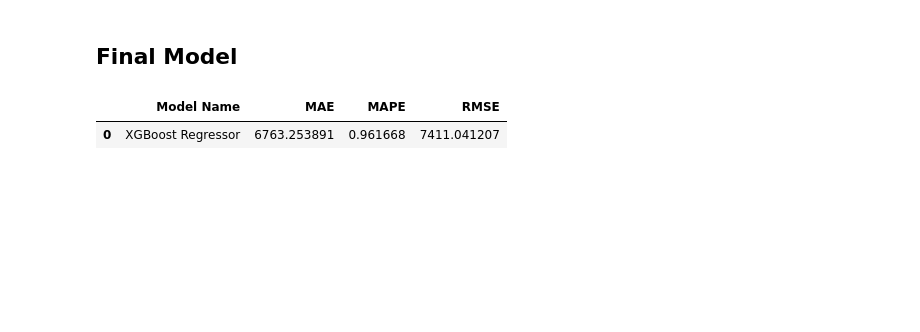
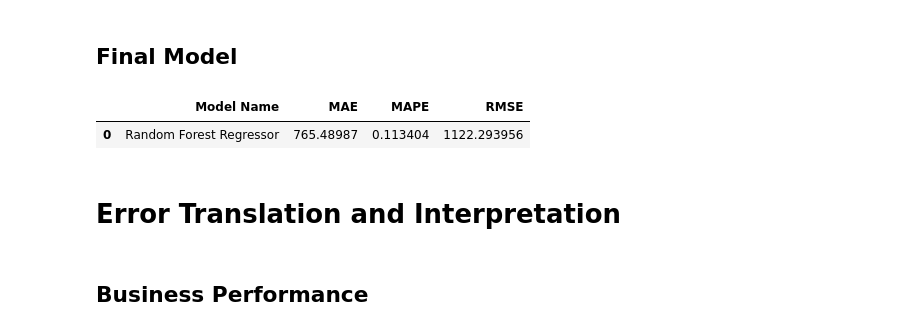
Before and after one commit to BernardoRFonseca/RossmannSalesPred, a Jupyter notebook: Store Sales Prediction.ipynb, the cells around one changed output. Cells and saved outputs as stored; diff of their text form; code cells hidden in the pictures; blank space fills up the shorter version.

```diff
--- a/Store Sales Prediction.ipynb
+++ b/Store Sales Prediction.ipynb
@@ -1198,19 +1245,25 @@ param_tuned = {
+# %%
+param_tuned = {
+    'n_estimators' : 10,
+    'min_samples_leaf' : 1,
+    'n_jobs' : -1,
+    'random_state' : 42
+        }
 # %%
 # model
-model_xgbr_tuned = xgb.XGBRegressor(objective='reg:squarederror',
-                        n_estimators=param_tuned['n_estimators'],
-                        eta=param_tuned['eta'],
-                        max_depth=param_tuned['max_depth'],
-                        subsample=param_tuned['subsample'],
-                        colsample_bytree=param_tuned['colsample_bytree'],
-                        min_child_weight=param_tuned['min_child_weight']).fit(x_train, y_train)
+model_rl_tuned = RandomForestRegressor(n_estimators=param_tuned['n_estimators'],
+                                       min_samples_leaf=param_tuned['min_samples_leaf'],
+                                       n_jobs=param_tuned['n_jobs'],
+                                       random_state=param_tuned['random_state']).fit(x_train, y_train)
 
 # prediction
-yhat_xgbr_tuned = model_xgbr_tuned.predict(x_test)
+yhat_rl_tuned = model_rl_tuned.predict(x_test)
 
 # performance
-xgbr_result_tuned = ml_error('XGBoost Regressor', np.expm1(y_test), np.expm1(yhat_xgbr_tuned))
-xgbr_result_tuned
+rl_result_tuned = ml_error('Random Forest Regressor', np.expm1(y_test), np.expm1(yhat_rl_tuned))
+rl_result_tuned
 # %% [output]
 |  | Model Name | MAE | MAPE | RMSE |
-| 0 | XGBoost Regressor | 6763.253891 | 0.961668 | 7411.041207 |
+| 0 | Random Forest Regressor | 765.48987 | 0.113404 | 1122.293956 |
+# %% [markdown]
+ # Error Translation and Interpretation
@@ -1216,0 +1276,2 @@ xgbr_result_tuned
+# %% [markdown]
+## Business Performance
```
Also changed, not shown: parts of 16 cells of this notebook.
